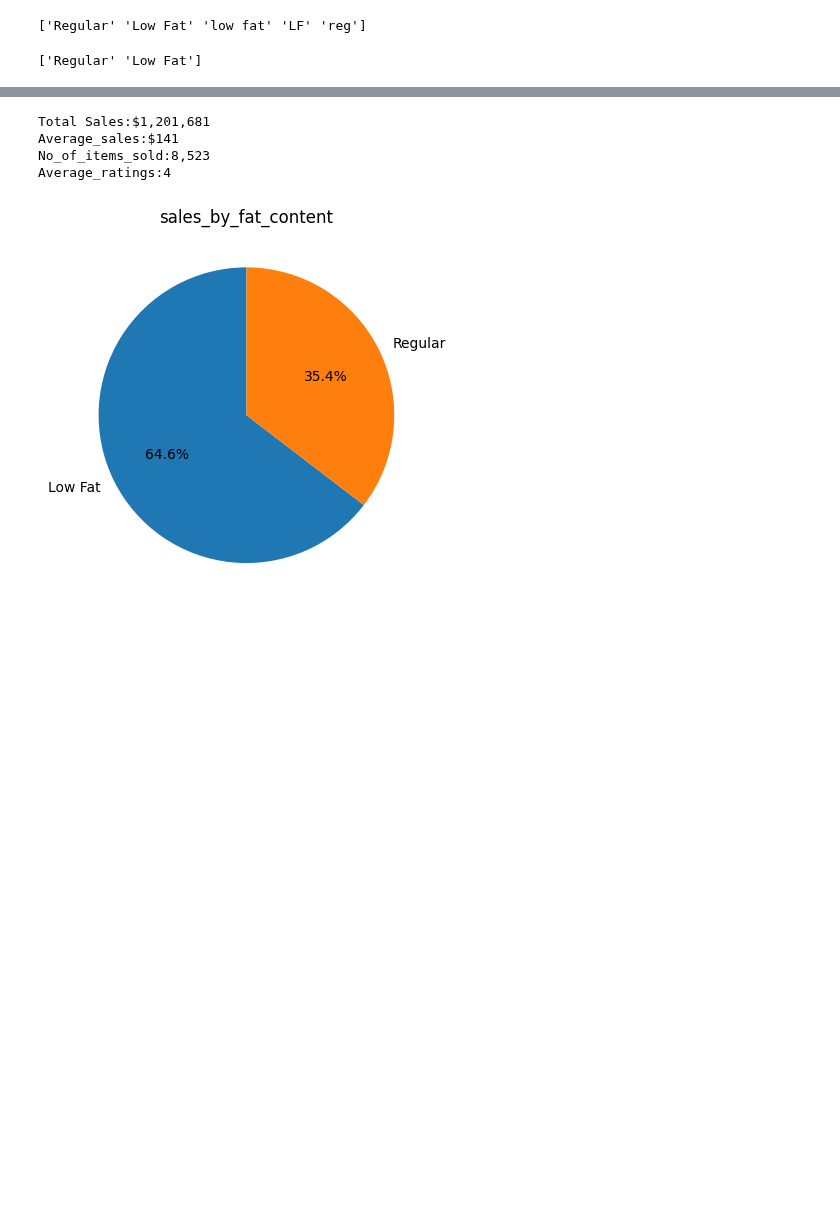
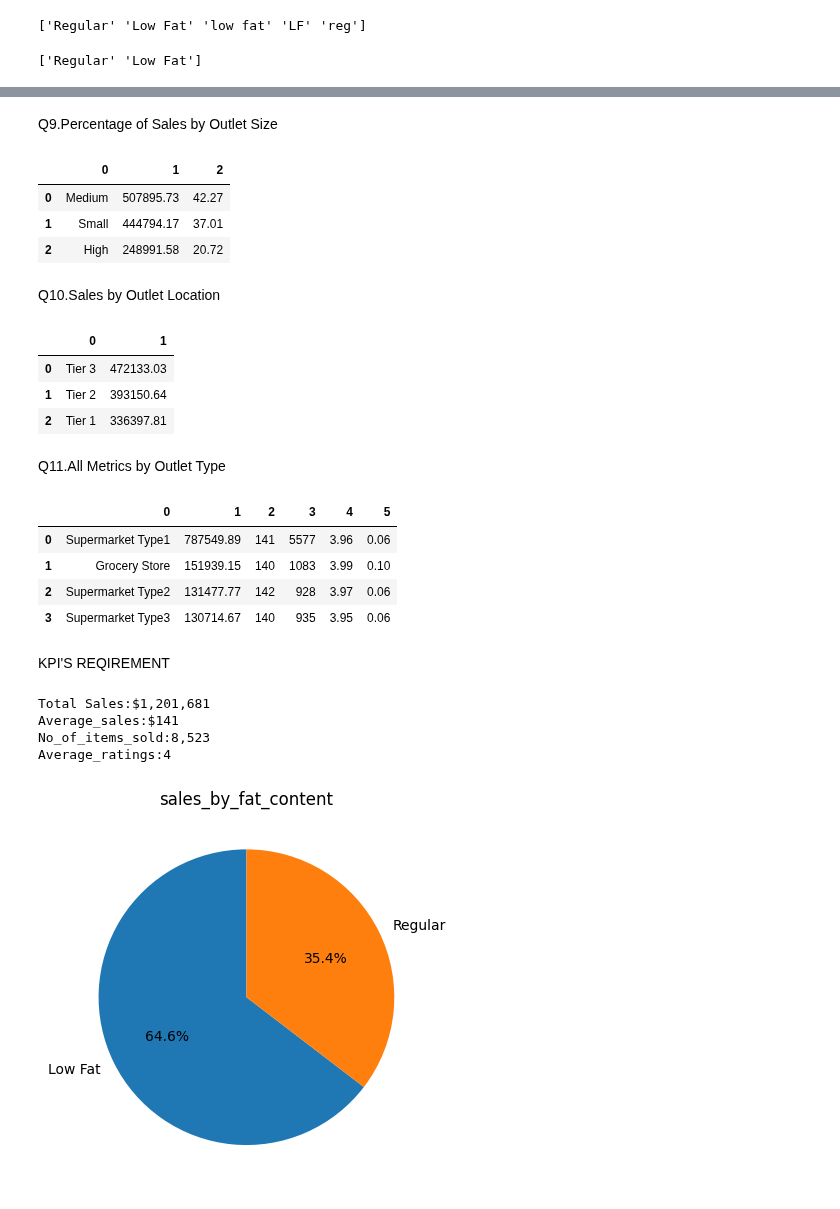
Before and after one commit to maheshkshi400/juypter, a Jupyter notebook: Data analytics/project/blinkit_analysis/blinkit_analysis.ipynb, the cells around one changed output, grey strips where cells are left out. Drawn from its saved outputs; the diff is of its cells as text; code cells hidden in the pictures; blank space fills up the shorter version.

```diff
--- a/Data analytics/project/blinkit_analysis/blinkit_analysis.ipynb
+++ b/Data analytics/project/blinkit_analysis/blinkit_analysis.ipynb
@@ -65,2 +277,70 @@ KPI's REQUIREMENT
+# %% [markdown]
+Q9.Percentage of Sales by Outlet Size
+# %%
+query = """SELECT
+    Outlet_Size,
+    CAST(SUM(Total_Sales) AS DECIMAL(10,2)) AS Total_Sales,
+    CAST((SUM(Total_Sales) * 100.0 / SUM(SUM(Total_Sales)) OVER()) AS DECIMAL(10,2)) AS Sales_Percentage
+FROM blinkit_data
+GROUP BY Outlet_Size
+ORDER BY Total_Sales DESC;"""
+
+cur.execute(query)
+
+data = cur.fetchall()
+
+df = pd.DataFrame(data)
+df.head()
+# %% [output]
+|  | 0 | 1 | 2 |
+| 0 | Medium | 507895.73 | 42.27 |
+| 1 | Small | 444794.17 | 37.01 |
+| 2 | High | 248991.58 | 20.72 |
+# %% [markdown]
+Q10.Sales by Outlet Location
+# %%
+query = """SELECT Outlet_Location_Type, CAST(SUM(Total_Sales) AS DECIMAL(10,2)) AS Total_Sales
+FROM blinkit_data
+GROUP BY Outlet_Location_Type
+ORDER BY Total_Sales DESC;"""
+
+cur.execute(query)
+
+data = cur.fetchall()
+
+df = pd.DataFrame(data)
+df.head()
+# %% [output]
+|  | 0 | 1 |
+| 0 | Tier 3 | 472133.03 |
+| 1 | Tier 2 | 393150.64 |
+| 2 | Tier 1 | 336397.81 |
+# %% [markdown]
+Q11.All Metrics by Outlet Type
+# %%
+query = """SELECT Outlet_Type,
+CAST(SUM(Total_Sales) AS DECIMAL(10,2)) AS Total_Sales,
+		CAST(AVG(Total_Sales) AS DECIMAL(10,0)) AS Avg_Sales,
+		COUNT(*) AS No_Of_Items,
+		CAST(AVG(Rating) AS DECIMAL(10,2)) AS Avg_Rating,
+		CAST(AVG(Item_Visibility) AS DECIMAL(10,2)) AS Item_Visibility
+FROM blinkit_data
+GROUP BY Outlet_Type
+ORDER BY Total_Sales DESC;"""
+
+cur.execute(query)
+
+data = cur.fetchall()
+
+df = pd.DataFrame(data)
+df.head()
+# %% [output]
+|  | 0 | 1 | 2 | 3 | 4 | 5 |
+| 0 | Supermarket Type1 | 787549.89 | 141 | 5577 | 3.96 | 0.06 |
+| 1 | Grocery Store | 151939.15 | 140 | 1083 | 3.99 | 0.10 |
+| 2 | Supermarket Type2 | 131477.77 | 142 | 928 | 3.97 | 0.06 |
+| 3 | Supermarket Type3 | 130714.67 | 140 | 935 | 3.95 | 0.06 |
+# %% [markdown]
+KPI'S REQIREMENT
 # %%
 # total sales
```
Also changed, not shown: parts of 32 cells of this notebook, 17 other files.
